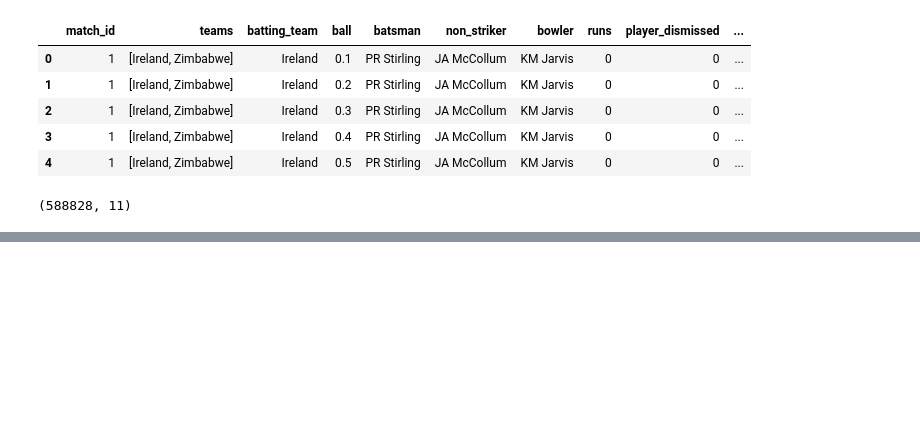
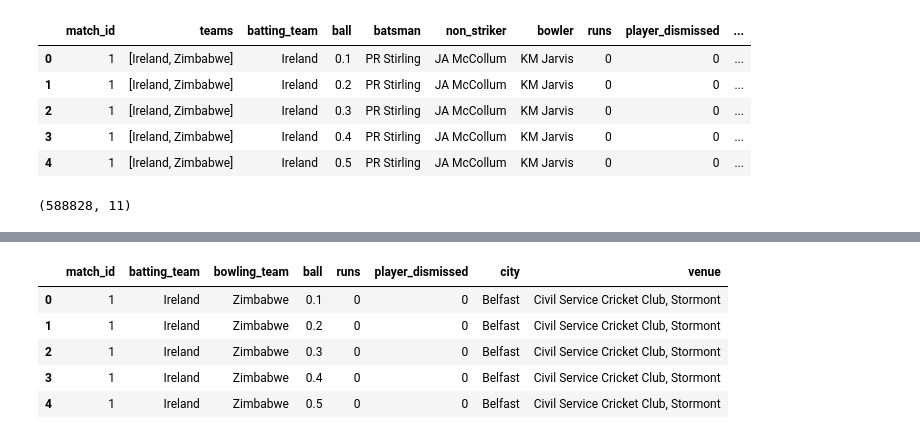
Before and after one commit to Rathan-r-nayak/ODI_score_prediction, a Jupyter notebook: data extraction.ipynb, the cells around one changed output, grey strips where cells are left out. Cells and saved outputs as stored; diff of their text form; code cells hidden in the pictures; blank space fills up the shorter version.

```diff
--- a/data extraction.ipynb
+++ b/data extraction.ipynb
@@ -401,0 +411,11 @@ df.shape
+# %%
+final_df = df[['match_id','batting_team','bowling_team','ball','runs','player_dismissed','city','venue']]
+# %%
+final_df.head()
+# %% [output]
+|  | match_id | batting_team | bowling_team | ball | runs | player_dismissed | city | venue |
+| 0 | 1 | Ireland | Zimbabwe | 0.1 | 0 | 0 | Belfast | Civil Service Cricket Club, Stormont |
+| 1 | 1 | Ireland | Zimbabwe | 0.2 | 0 | 0 | Belfast | Civil Service Cricket Club, Stormont |
+| 2 | 1 | Ireland | Zimbabwe | 0.3 | 0 | 0 | Belfast | Civil Service Cricket Club, Stormont |
+| 3 | 1 | Ireland | Zimbabwe | 0.4 | 0 | 0 | Belfast | Civil Service Cricket Club, Stormont |
+| 4 | 1 | Ireland | Zimbabwe | 0.5 | 0 | 0 | Belfast | Civil Service Cricket Club, Stormont |
```
Also changed, not shown: parts of 28 cells of this notebook, 1 other file.
